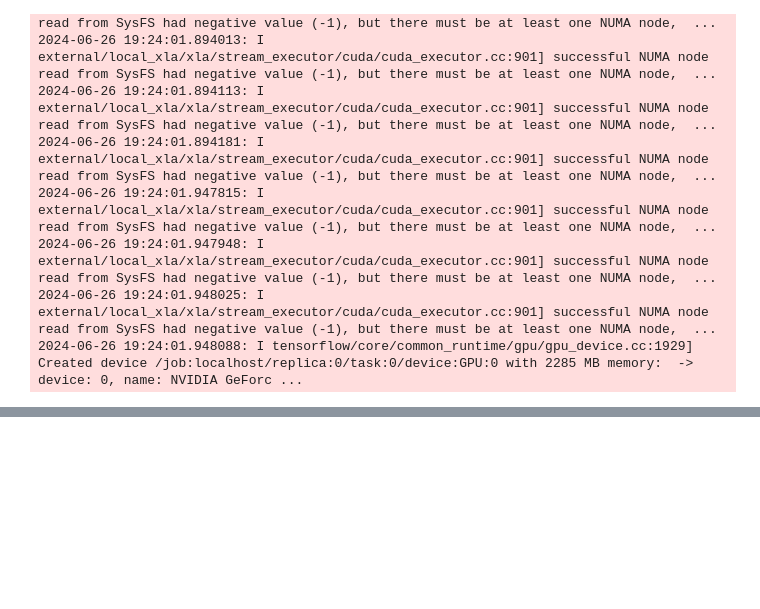
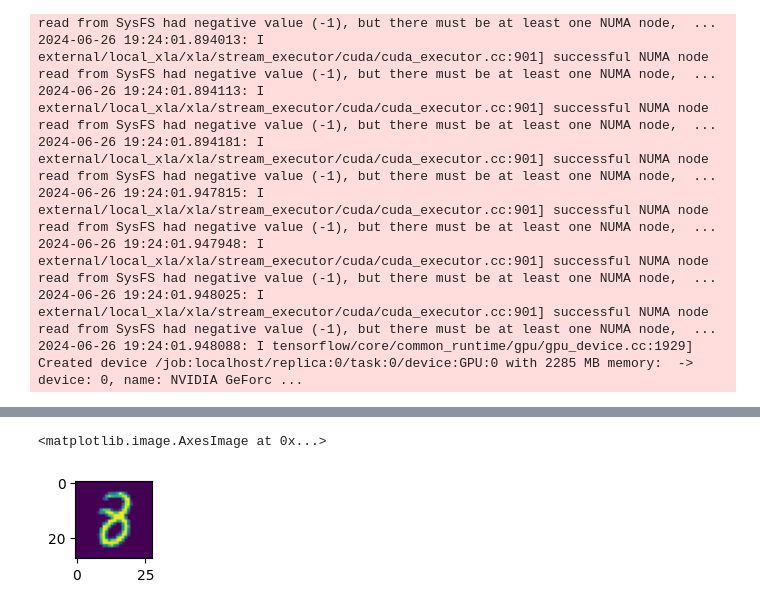
Before and after one commit to Abhinav-Krishnan-Ds/AIProjects, a Jupyter notebook: Computer_vision_Projects/CNN/CNN.ipynb, the cells around one changed output, grey strips where cells are left out. Drawn from its saved outputs; the diff is of its cells as text; code cells hidden in the pictures; blank space fills up the shorter version.

```diff
--- a/Computer_vision_Projects/CNN/CNN.ipynb
+++ b/Computer_vision_Projects/CNN/CNN.ipynb
@@ -111,0 +195,6 @@ model_LeNet = tf.keras.models.Sequential([
+# %%
+plt.figure(figsize=(1, 1))
+plt.imshow(x_test[184])
+# %% [output]
+<matplotlib.image.AxesImage at 0x...>
+[figure, added]
```
Also changed, not shown: parts of 12 cells of this notebook, 1 other file.
